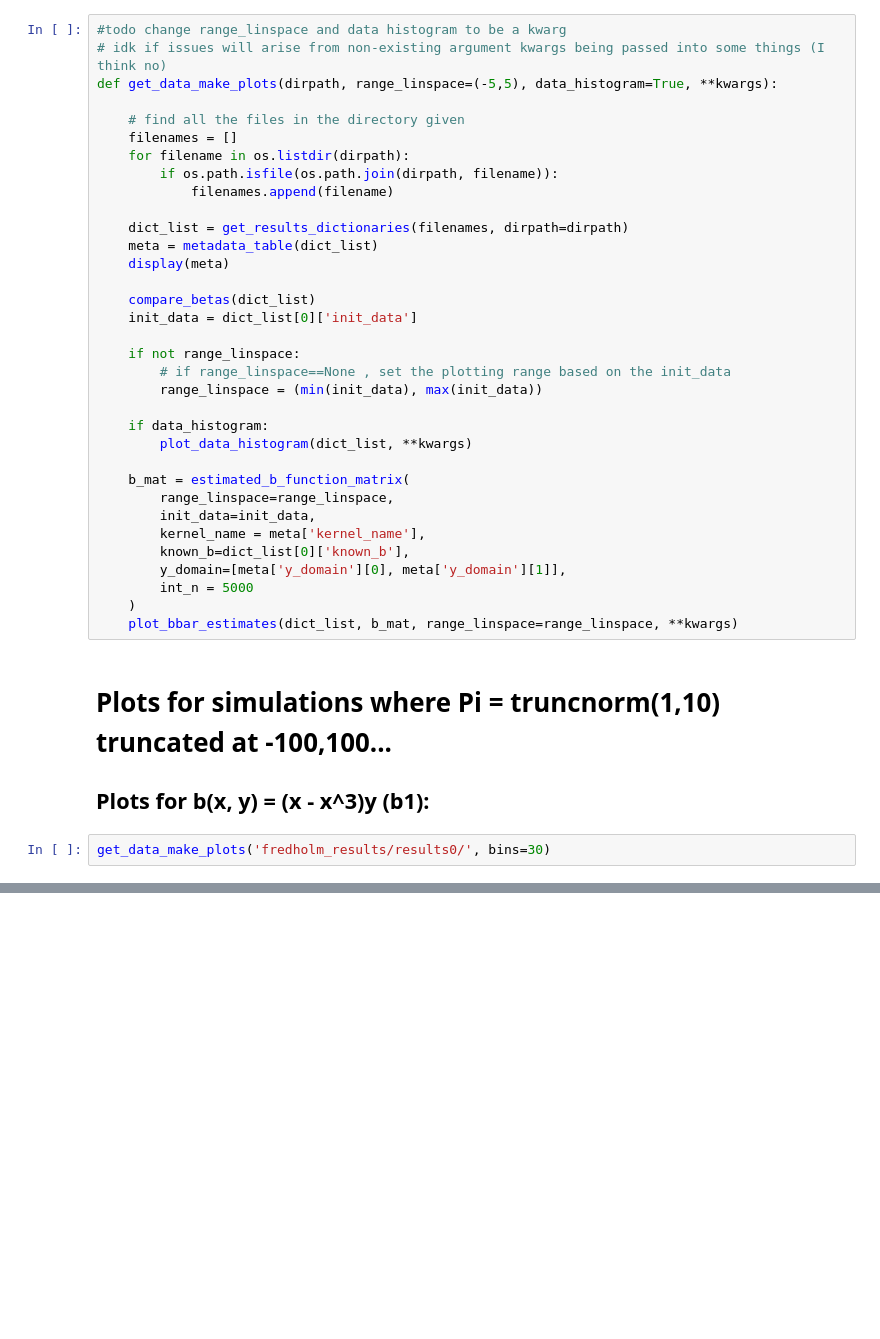
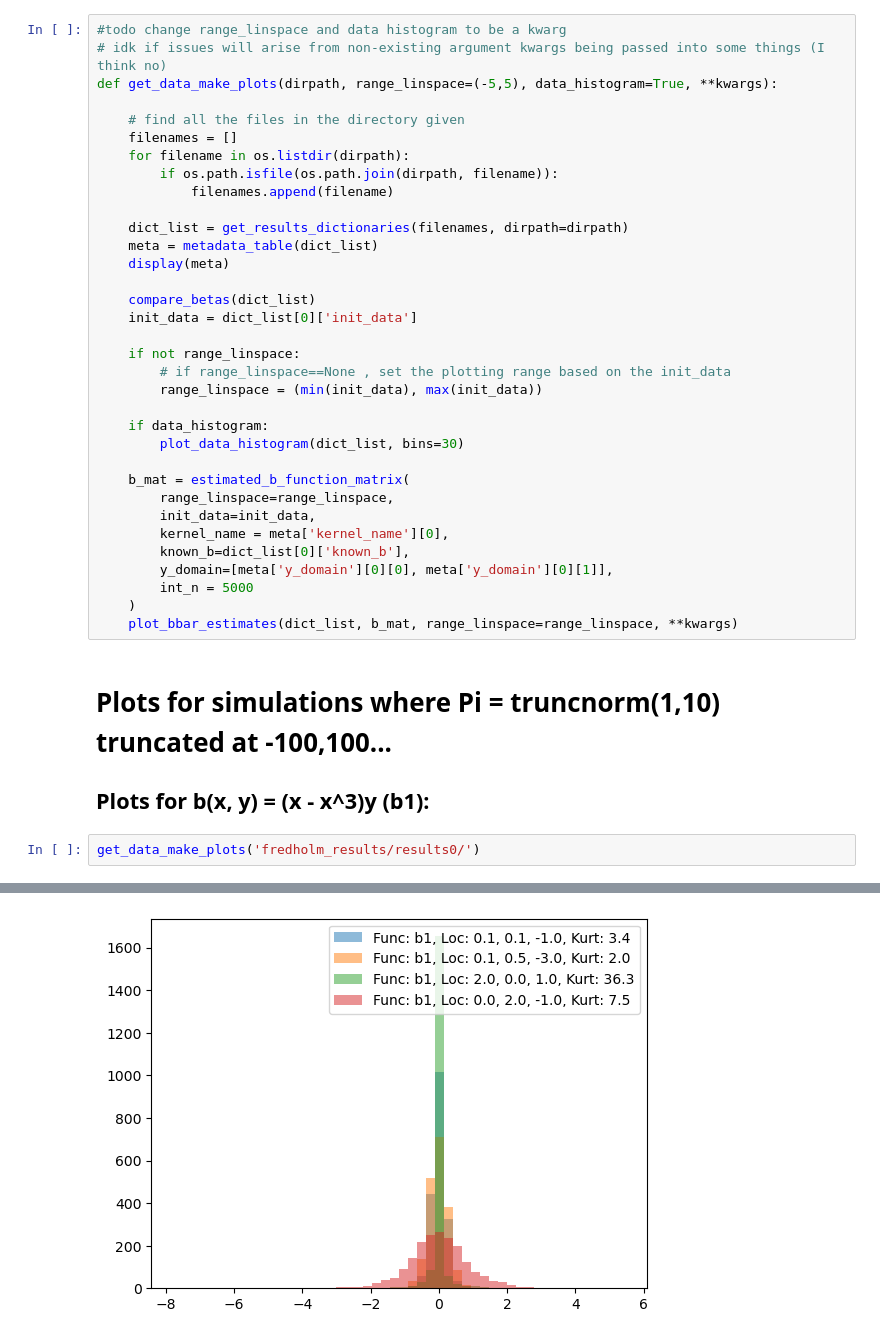
Before and after one commit to hubarruby/BayesSDEs, a Jupyter notebook: fredholm/plotting.ipynb, the cells around one changed output, grey strips where cells are left out. Saved outputs shown, nothing was run; the diff lists cells and outputs as text; blank space fills up the shorter version.

Commit message:
adjust input parameters for plot func

```diff
--- a/fredholm/plotting.ipynb
+++ b/fredholm/plotting.ipynb
@@ -28,14 +28,14 @@ def get_data_make_plots(dirpath, range_linspace=(-5,5), data_histogram=True, **k
         range_linspace = (min(init_data), max(init_data))
 
     if data_histogram:
-        plot_data_histogram(dict_list, **kwargs)
+        plot_data_histogram(dict_list, bins=30)
 
     b_mat = estimated_b_function_matrix(
         range_linspace=range_linspace,
         init_data=init_data,
-        kernel_name = meta['kernel_name'],
+        kernel_name = meta['kernel_name'][0],
         known_b=dict_list[0]['known_b'],
-        y_domain=[meta['y_domain'][0], meta['y_domain'][1]],
+        y_domain=[meta['y_domain'][0][0], meta['y_domain'][0][1]],
         int_n = 5000
     )
     plot_bbar_estimates(dict_list, b_mat, range_linspace=range_linspace, **kwargs)
@@ -44,4 +44,5 @@ def get_data_make_plots(dirpath, range_linspace=(-5,5), data_histogram=True, **k
 
 ## Plots for b(x, y) = (x - x^3)y (b1):
 # %%
-get_data_make_plots('fredholm_results/results0/', bins=30)
+get_data_make_plots('fredholm_results/results0/')
+# %% [output]
@@ -47,0 +54 @@ get_data_make_plots('fredholm_results/results0/', bins=30)
+[figure, added]
```
Also changed, not shown: parts of 28 cells of this notebook.
